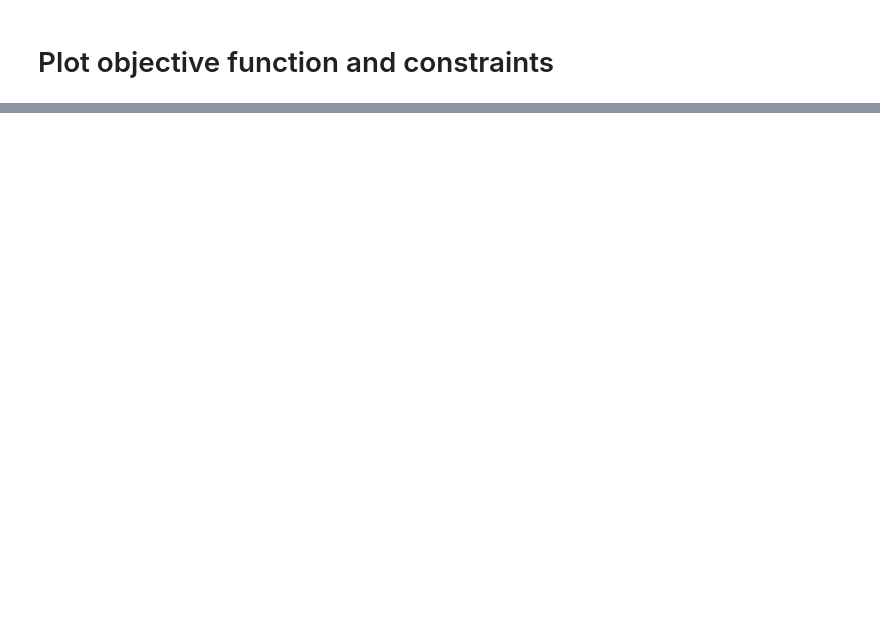
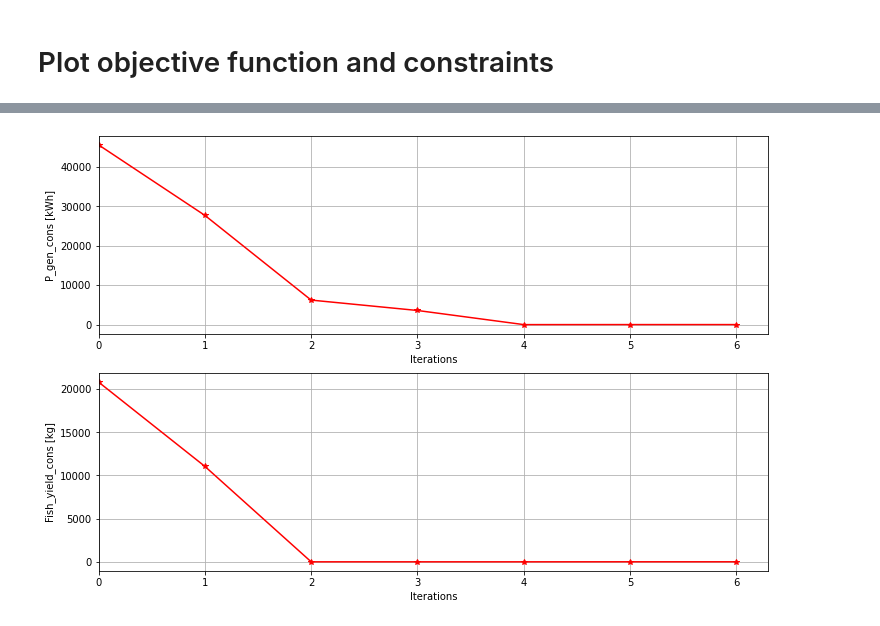
Before and after one commit to symbiotic-engineering/Aquaculture, a Jupyter notebook: run_sim_wecpen.ipynb, the cells around one changed output, grey strips where cells are left out. Saved outputs shown, nothing was run; the diff lists cells and outputs as text; code cells hidden in the pictures; blank space fills up the shorter version.

```diff
--- a/run_sim_wecpen.ipynb
+++ b/run_sim_wecpen.ipynb
@@ -198,0 +199,19 @@ plt.show()
+# %%
+fig, ax = plt.subplots(2,1, figsize=(12, 8))
+
+ax1 = plt.subplot(2,1,1)
+ax1.plot(op_obj.eq[:, 0], 'r', marker='*')
+ax1.set(xlabel='Iterations', ylabel='P_gen_cons [kWh]');
+#ax1.legend()
+ax1.grid(True)
+ax1.set_xlim(0, None)
+
+ax2 = plt.subplot(2,1,2)
+ax2.plot(op_obj.eq[:, 1], 'r', marker='*')
+ax2.set(xlabel='Iterations', ylabel='Fish_yield_cons [kg]');
+#ax2.legend()
+ax2.grid(True)
+ax2.set_xlim(0, None)
+plt.show()
+# %% [output]
+[figure, added]
```
Also changed, not shown: parts of 6 cells of this notebook, 16 other files.
